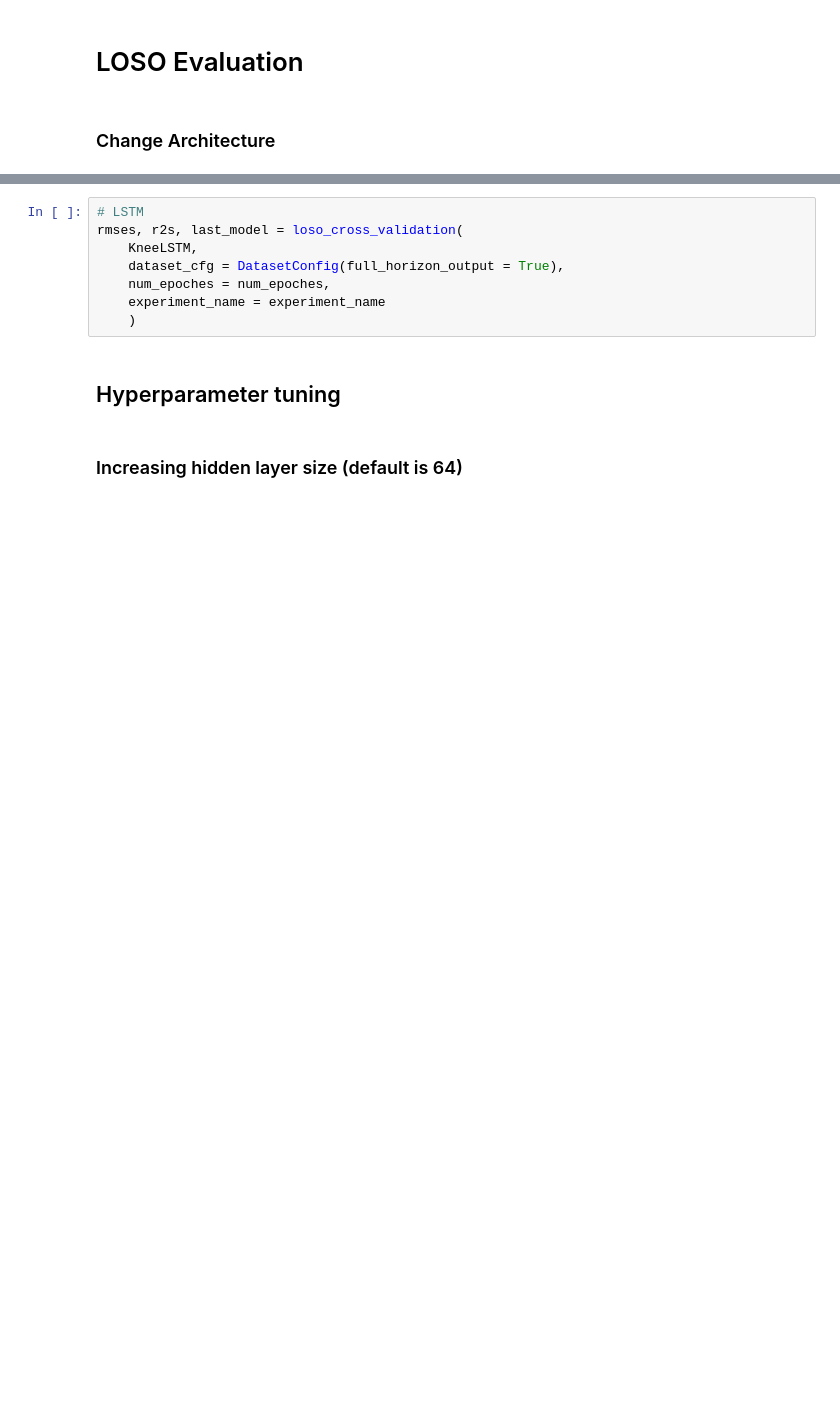
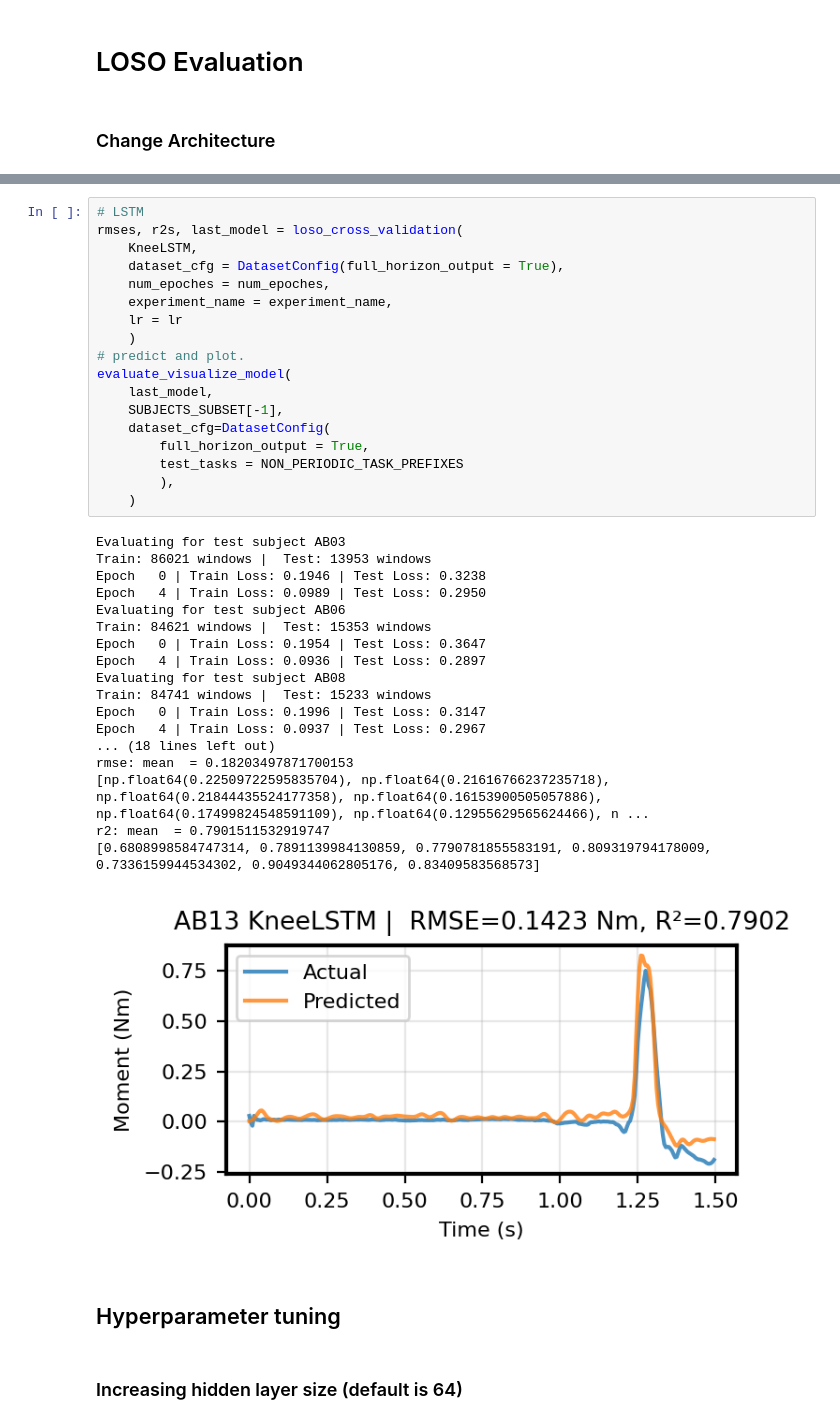
Before and after one commit to MEI-JL/ME6409_ML, a Jupyter notebook: walkthrough_colab.ipynb, the cells around one changed output, grey strips where cells are left out. Drawn from its saved outputs; the diff is of its cells as text; blank space fills up the shorter version.

```diff
--- a/walkthrough_colab.ipynb
+++ b/walkthrough_colab.ipynb
@@ -79,11 +147,40 @@ rmses, r2s, last_model = loso_cross_validation(
 # %%
 # LSTM
 rmses, r2s, last_model = loso_cross_validation(
     KneeLSTM,
     dataset_cfg = DatasetConfig(full_horizon_output = True),
     num_epoches = num_epoches,
-    experiment_name = experiment_name
+    experiment_name = experiment_name,
+    lr = lr
     )
+# predict and plot.
+evaluate_visualize_model(
+    last_model,
+    SUBJECTS_SUBSET[-1],
+    dataset_cfg=DatasetConfig(
+        full_horizon_output = True,
+        test_tasks = NON_PERIODIC_TASK_PREFIXES
+        ),
+    )
+# %% [output]
+Evaluating for test subject AB03
+Train: 86021 windows |  Test: 13953 windows
+Epoch   0 | Train Loss: 0.1946 | Test Loss: 0.3238
+Epoch   4 | Train Loss: 0.0989 | Test Loss: 0.2950
+Evaluating for test subject AB06
+Train: 84621 windows |  Test: 15353 windows
+Epoch   0 | Train Loss: 0.1954 | Test Loss: 0.3647
+Epoch   4 | Train Loss: 0.0936 | Test Loss: 0.2897
+Evaluating for test subject AB08
+Train: 84741 windows |  Test: 15233 windows
+Epoch   0 | Train Loss: 0.1996 | Test Loss: 0.3147
+Epoch   4 | Train Loss: 0.0937 | Test Loss: 0.2967
+... (18 lines left out)
+rmse: mean  = 0.18203497871700153
+[np.float64(0.22509722595835704), np.float64(0.21616766237235718), np.float64(0.21844435524177358), np.float64(0.16153900505057886), np.float64(0.17499824548591109), np.float64(0.12955629565624466), n ...
+r2: mean  = 0.7901511532919747
+[0.6808998584747314, 0.7891139984130859, 0.7790781855583191, 0.809319794178009, 0.7336159944534302, 0.9049344062805176, 0.83409583568573]
+[figure, added]
 # %% [markdown]
 ## Hyperparameter tuning
 # %% [markdown]
```
Also changed, not shown: parts of 16 cells of this notebook.
